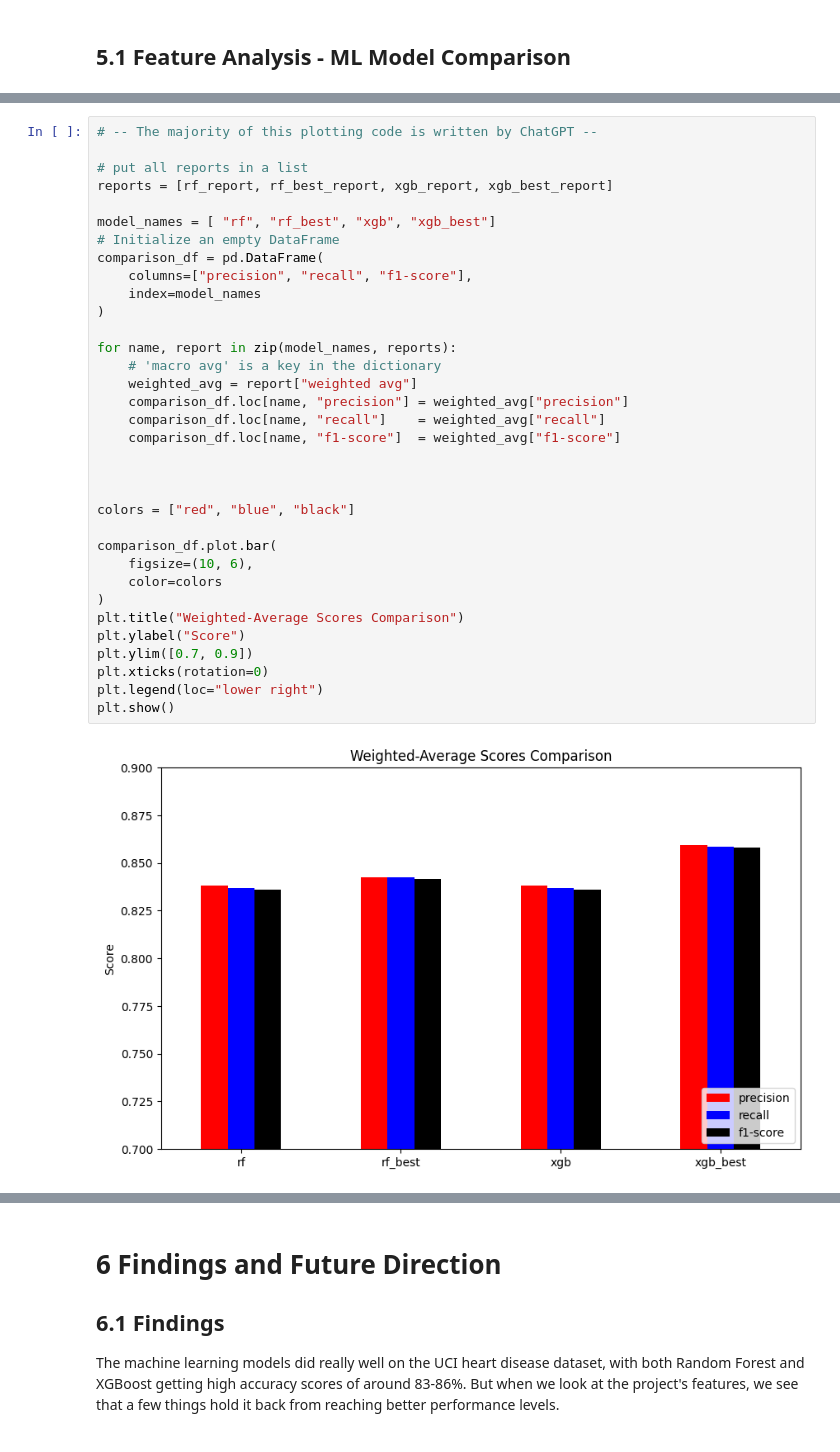
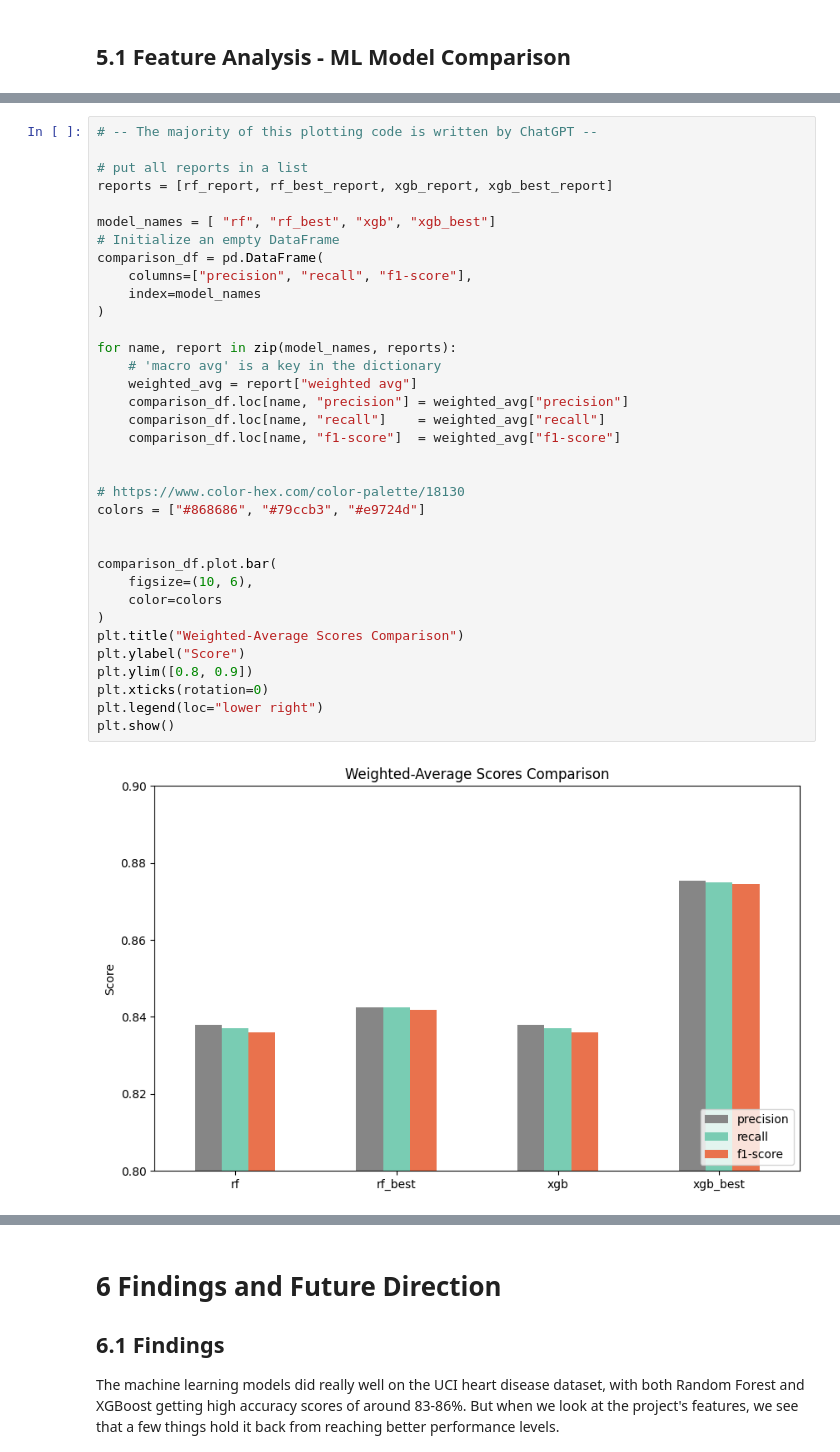
Before and after one commit to Firewat/Heart-Disease-Prediction-Binary-Classification, a Jupyter notebook: uci-heart-disease-prediction-data-analytics-hwr.ipynb, the cells around one changed output, grey strips where cells are left out. Saved outputs shown, nothing was run; the diff lists cells and outputs as text.

```diff
--- a/uci-heart-disease-prediction-data-analytics-hwr.ipynb
+++ b/uci-heart-disease-prediction-data-analytics-hwr.ipynb
@@ -777,36 +780,37 @@ plt.show()
 # put all reports in a list
 reports = [rf_report, rf_best_report, xgb_report, xgb_best_report]
 
 model_names = [ "rf", "rf_best", "xgb", "xgb_best"]
 # Initialize an empty DataFrame
 comparison_df = pd.DataFrame(
     columns=["precision", "recall", "f1-score"],
     index=model_names
 )
 
 for name, report in zip(model_names, reports):
     # 'macro avg' is a key in the dictionary
     weighted_avg = report["weighted avg"]
     comparison_df.loc[name, "precision"] = weighted_avg["precision"]
     comparison_df.loc[name, "recall"]    = weighted_avg["recall"]
     comparison_df.loc[name, "f1-score"]  = weighted_avg["f1-score"]
 
 
+# https://www.color-hex.com/color-palette/18130
+colors = ["#868686", "#79ccb3", "#e9724d"]
 
-colors = ["red", "blue", "black"]
 
 comparison_df.plot.bar(
     figsize=(10, 6),
     color=colors
 )
 plt.title("Weighted-Average Scores Comparison")
 plt.ylabel("Score")
-plt.ylim([0.7, 0.9])
+plt.ylim([0.8, 0.9])
 plt.xticks(rotation=0)
 plt.legend(loc="lower right")
 plt.show()
 # %% [output]
-[figure, old version]
+[figure, new version]
 # %%
 for name, report in zip(model_names, reports):
     macro_avg = report["macro avg"]
```
Also changed, not shown: parts of 10 cells of this notebook.
